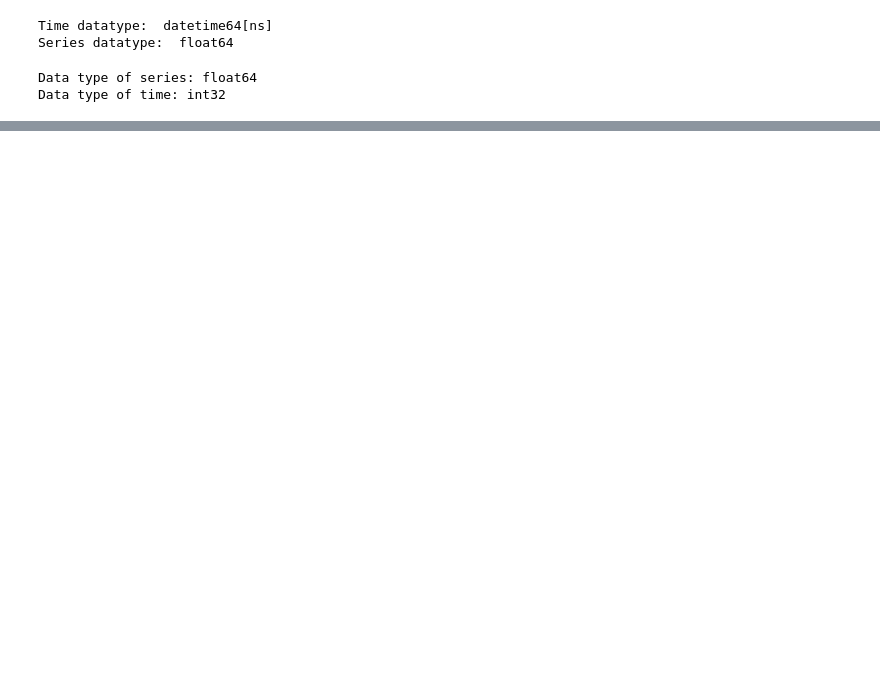
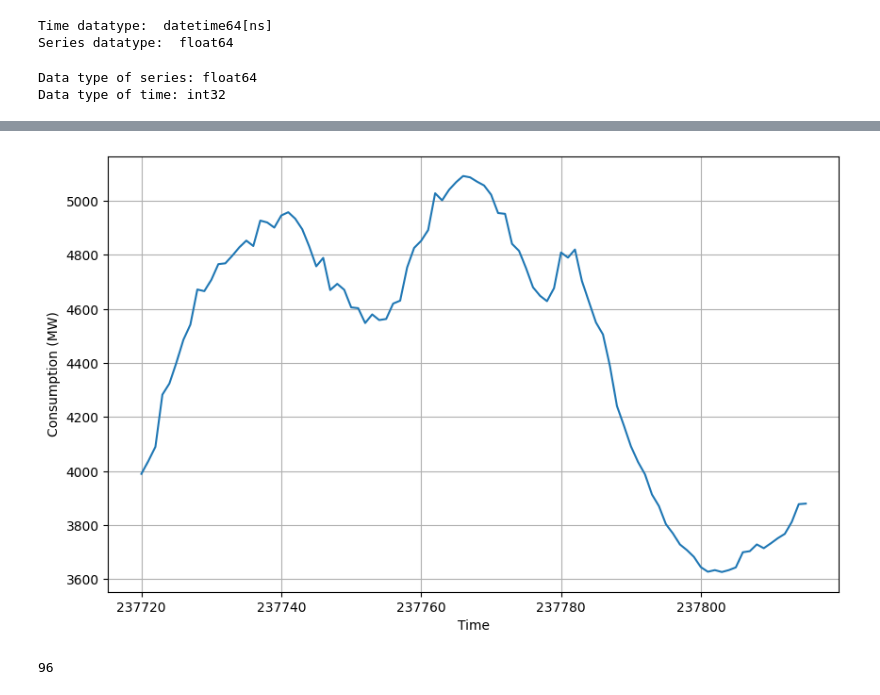
Before and after one commit to Mcrash01/GreenAI, a Jupyter notebook: city_consumption_arima.ipynb, the cells around one changed output, grey strips where cells are left out. Saved outputs shown, nothing was run; the diff lists cells and outputs as text; code cells hidden in the pictures; blank space fills up the shorter version.

```diff
--- a/city_consumption_arima.ipynb
+++ b/city_consumption_arima.ipynb
@@ -215,0 +252,8 @@ plot_series(time[200000:len(series)], predictions, xlabel='Time', ylabel='Consum
+# %%
+# plot the last 24hours of the series
+day = 238200 - 5*24*4
+plot_series(time[day:day+24*4], series[day:day+24*4], xlabel='Time', ylabel='Consumption (MW)')
+len(time[day:day+24*4])
+# %% [output]
+[figure, added]
+96
```
Also changed, not shown: parts of 11 cells of this notebook, 1 other file.
